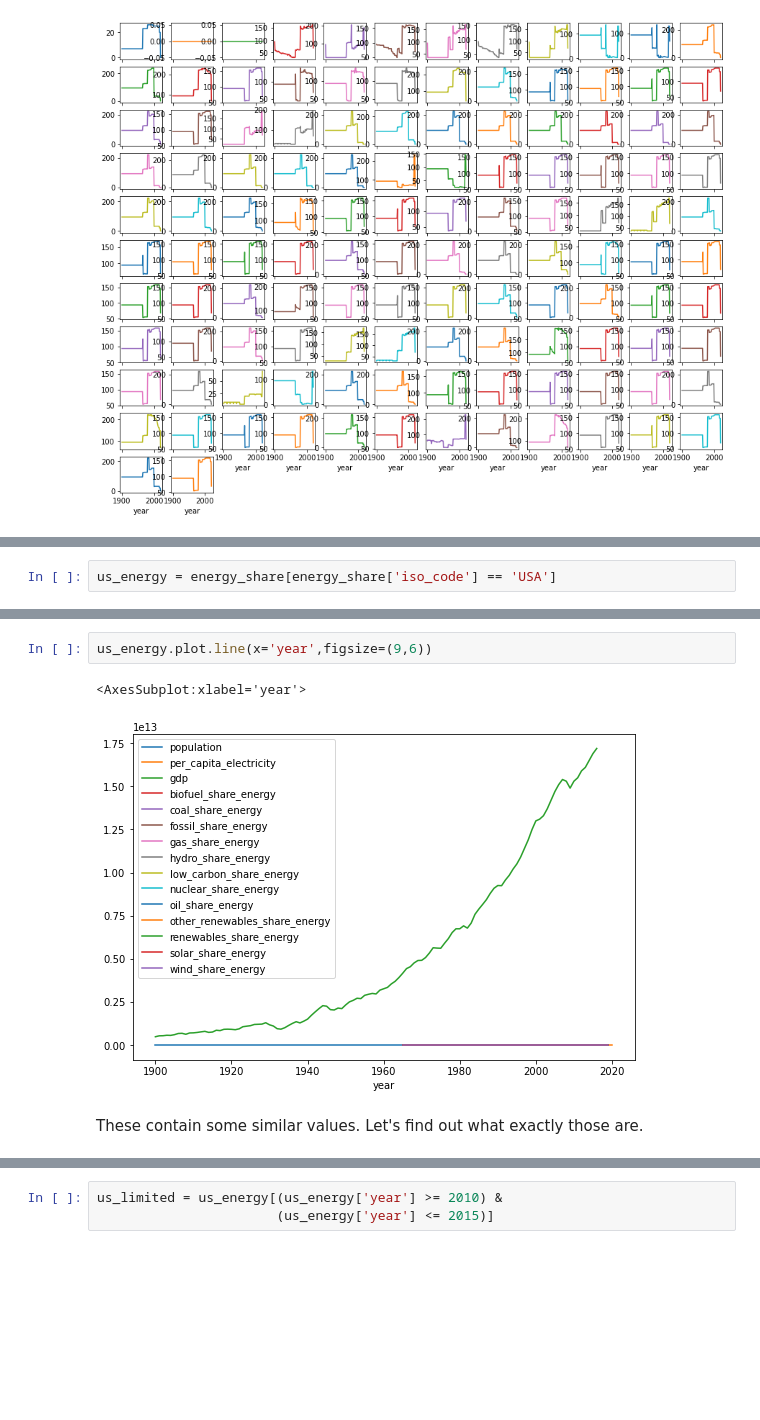
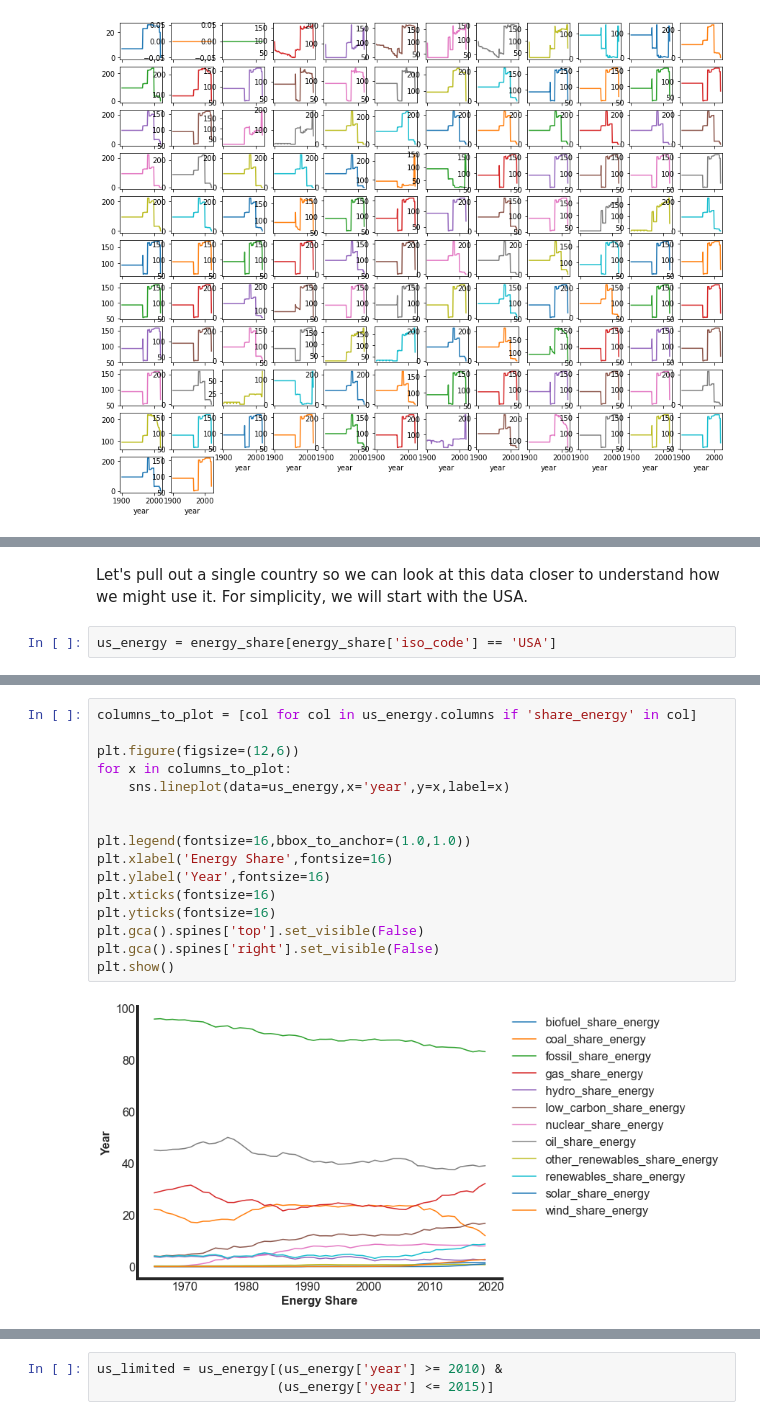
Before and after one commit to joshfuchs/DataScience_projects, a Jupyter notebook: world_energy_consumption.ipynb, the cells around one changed output, grey strips where cells are left out. Saved outputs shown, nothing was run; the diff lists cells and outputs as text; blank space fills up the shorter version.

```diff
--- a/world_energy_consumption.ipynb
+++ b/world_energy_consumption.ipynb
@@ -122,6 +142,8 @@ energy_share.tail()
 | 17429 | ZWE | Zimbabwe | 2017 | 14237000.0 | 513.420 | NaN | NaN | ... |
 | 17430 | ZWE | Zimbabwe | 2018 | 14439000.0 | 632.524 | NaN | NaN | ... |
 | 17431 | ZWE | Zimbabwe | 2019 | 14645000.0 | 617.692 | NaN | NaN | ... |
+# %% [markdown]
+Let's pull out a single country so we can look at this data closer to understand how we might use it. For simplicity, we will start with the USA.
 # %%
 us_energy = energy_share[energy_share['iso_code'] == 'USA']
 # %%
@@ -133,10 +155,21 @@ us_energy.head()
 | 16251 | USA | United States | 1902 | 80720440.0 | NaN | 5.370000e+11 | NaN | ... |
 | 16252 | USA | United States | 1903 | 82271904.0 | NaN | 5.630000e+11 | NaN | ... |
 | 16253 | USA | United States | 1904 | 83870024.0 | NaN | 5.560000e+11 | NaN | ... |
-# %%
-us_energy.plot.line(x='year',figsize=(9,6))
-# %% [output]
-<AxesSubplot:xlabel='year'>
-[figure, removed]
-# %% [markdown]
-These contain some similar values. Let's find out what exactly those are.
+# %%
+columns_to_plot = [col for col in us_energy.columns if 'share_energy' in col]
+
+plt.figure(figsize=(12,6))
+for x in columns_to_plot:
+    sns.lineplot(data=us_energy,x='year',y=x,label=x)
+
+
+plt.legend(fontsize=16,bbox_to_anchor=(1.0,1.0))
+plt.xlabel('Energy Share',fontsize=16)
+plt.ylabel('Year',fontsize=16)
+plt.xticks(fontsize=16)
+plt.yticks(fontsize=16)
+plt.gca().spines['top'].set_visible(False)
+plt.gca().spines['right'].set_visible(False)
+plt.show()
+# %% [output]
+[figure, added]
```
Also changed, not shown: parts of 26 cells of this notebook.
